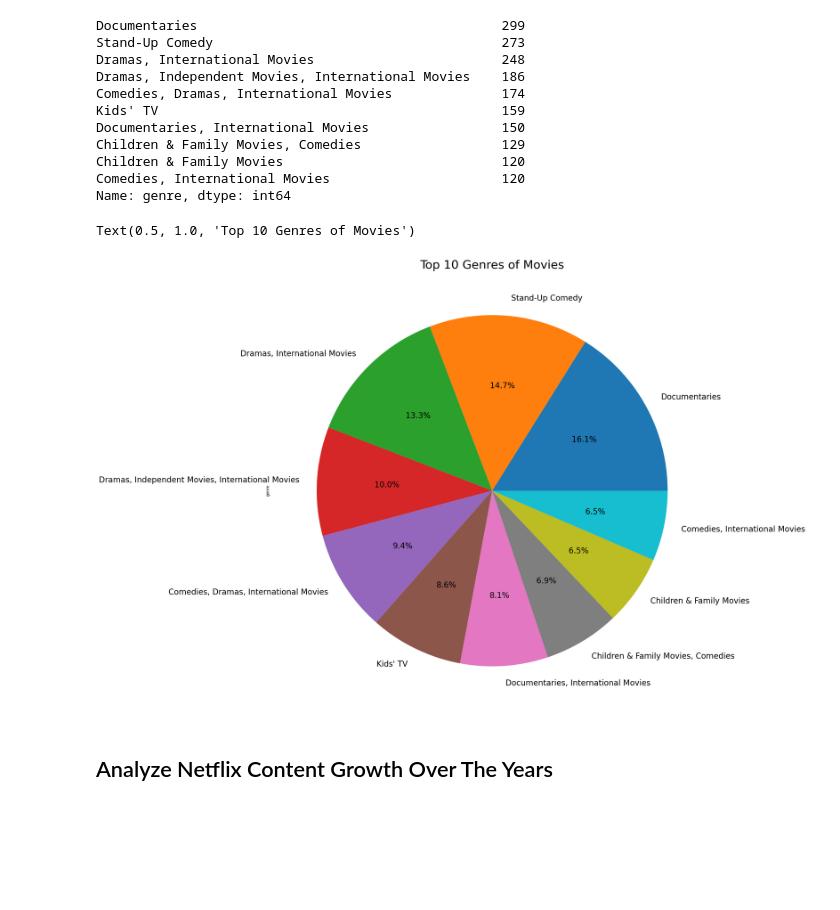
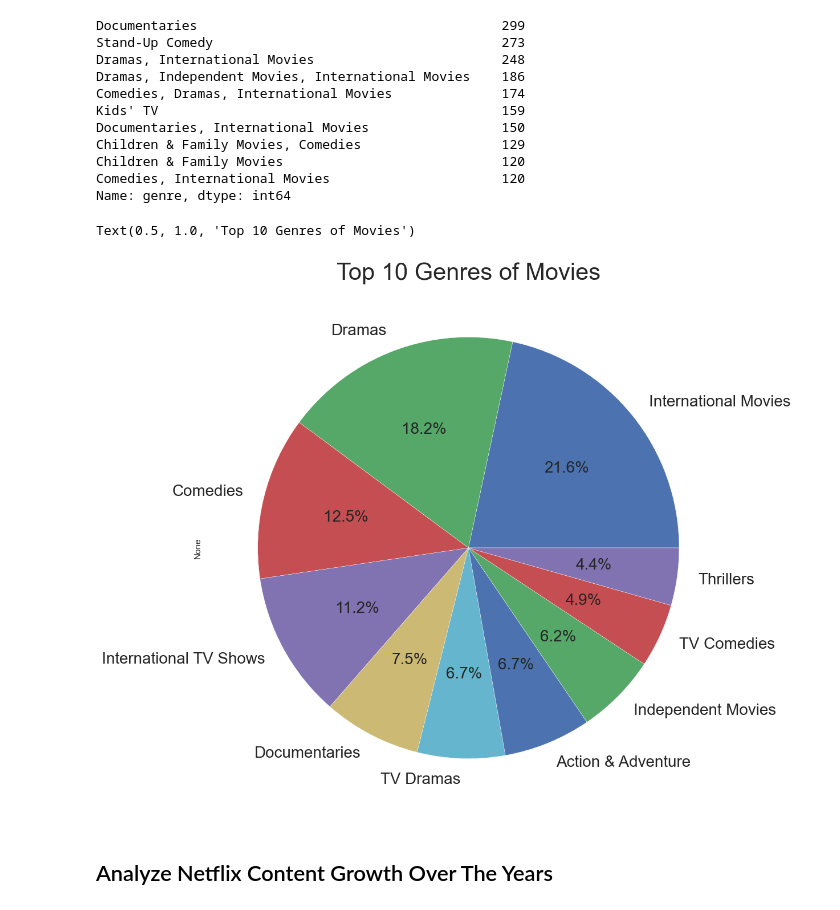
Before and after one commit to guptga/NetFlix-Movies-and-TV-Shows-Analysis, a Jupyter notebook: Netflix Data Analysis .ipynb, the cells around one changed output. Cells and saved outputs as stored; diff of their text form; code cells hidden in the pictures; blank space fills up the shorter version.

```diff
--- a/Netflix Data Analysis .ipynb
+++ b/Netflix Data Analysis .ipynb
@@ -37,6 +37,6 @@ netflix_data_df.head(10)
 | 9 | 70304990 | Movie | Good People | Henrik Ruben Genz | James Franco, Kate Hudson, Tom Wi... | United States, United Kingdom, De... | September 8, 2017 | 2014 | R | 90 min | ... |
 # %%
 #renaming two columns (type and listed_in)
-netflix_data_df.rename(columns = {'type':'entertainment type', 'listed_in':'genre'}, inplace = True)
+netflix_data_df.rename(columns = {'type':'entertainmen type', 'listed_in':'genre'}, inplace = True)
 netflix_data_df
 # %% [output]
@@ -480,0 +477,3 @@ sns.scatterplot(data=scatter_df, x="year_added", y="rating", size="count")
+# %%
+top_listed_genre = netflix_data_df.set_index('title').genre.str.split(', ', expand=True).stack().reset_index(level=1, drop=True)
+top_listed_genre
@@ -480,0 +494,7 @@ sns.scatterplot(data=scatter_df, x="year_added", y="rating", size="count")
+# %%
+plt.figure(figsize=(13,7))
+plt.title('Top 10 Genres in Netflix', fontsize=15, fontweight='bold')
+
+sns.set_style(style='white')
+
+sns.countplot(y = top_listed_genre, order=top_listed_genre.value_counts().head(10).index[:], palette='flare');
@@ -530,11 +552,12 @@ Children & Family Movies                            120
 Comedies, International Movies                      120
 Name: genre, dtype: int64
 # %%
-netflix_genre.plot.pie(autopct='%1.1f%%', figsize=(20, 35), textprops={'fontsize': 20})
+#top_listed_genre.plot.pie(autopct='%1.1f%%', figsize=(20, 35), textprops={'fontsize': 20})
+top_listed_genre.value_counts().head(10).plot.pie(autopct='%1.1f%%', figsize=(12, 12), textprops={'fontsize': 20})
 plt.title("Top 10 Genres of Movies", size=30)
 # %% [output]
 Text(0.5, 1.0, 'Top 10 Genres of Movies')
-[figure, old version]
+[figure, new version]
 # %% [markdown]
 ## Analyze Netflix Content Growth Over The Years
 # %%
```
Also changed, not shown: parts of 44 cells of this notebook, 1 other file.
